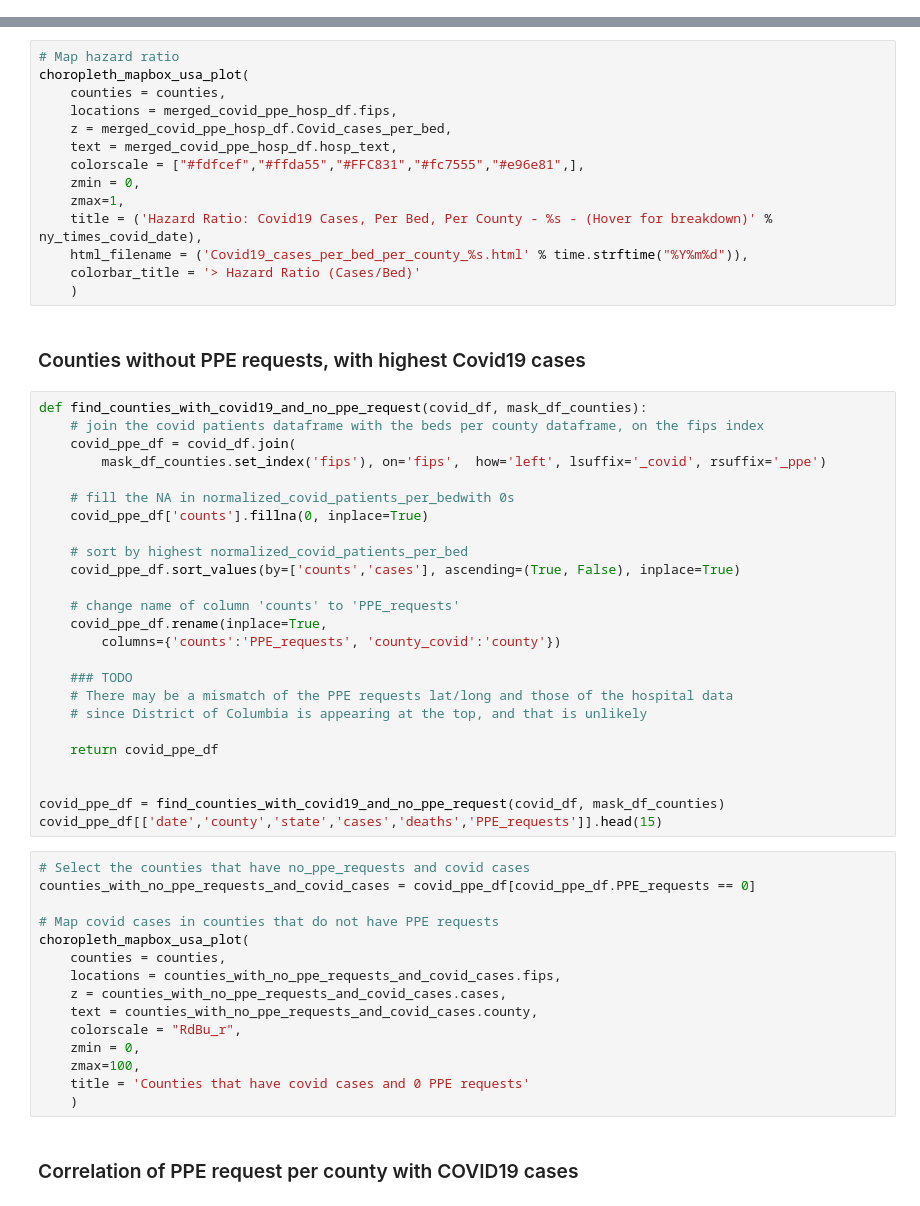
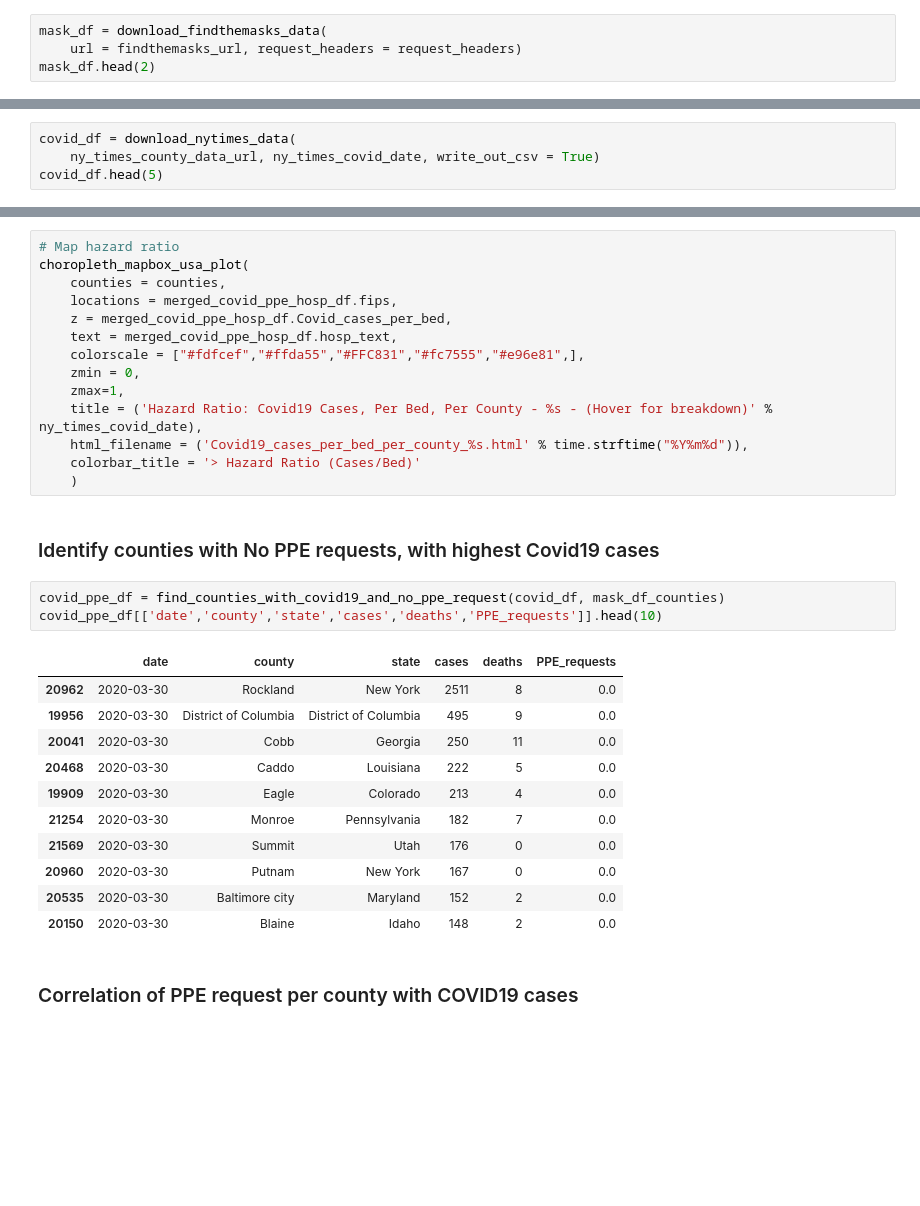
Before and after one commit to GetUsPPE/getusppe_viz, a Jupyter notebook: notebooks/mattr/Correlation_PPE_Demand_With_Covid19_Cases_v2.ipynb, the cells around one changed output, grey strips where cells are left out. Saved outputs shown, nothing was run; the diff lists cells and outputs as text; blank space fills up the shorter version.

```diff
--- a/notebooks/mattr/Correlation_PPE_Demand_With_Covid19_Cases_v2.ipynb
+++ b/notebooks/mattr/Correlation_PPE_Demand_With_Covid19_Cases_v2.ipynb
@@ -70,0 +56,4 @@ mask_df.head(10000)
+# %%
+mask_df = download_findthemasks_data(
+    url = findthemasks_url, request_headers = request_headers)
+mask_df.head(2)
@@ -319,0 +113,4 @@ u = cascaded_union(polygons)
+# %%
+covid_df = download_nytimes_data(
+    ny_times_county_data_url, ny_times_covid_date, write_out_csv = True)
+covid_df.head(5)
@@ -460,47 +211,22 @@ choropleth_mapbox_usa_plot(
     colorbar_title = '> Hazard Ratio (Cases/Bed)'
     )
 # %% [markdown]
-### Counties without PPE requests, with highest Covid19 cases
+### Identify counties with No PPE requests, with highest Covid19 cases
-# %%
-def find_counties_with_covid19_and_no_ppe_request(covid_df, mask_df_counties):
-    # join the covid patients dataframe with the beds per county dataframe, on the fips index
-    covid_ppe_df = covid_df.join(
-        mask_df_counties.set_index('fips'), on='fips',  how='left', lsuffix='_covid', rsuffix='_ppe')
-
-    # fill the NA in normalized_covid_patients_per_bedwith 0s
-    covid_ppe_df['counts'].fillna(0, inplace=True)
-
-    # sort by highest normalized_covid_patients_per_bed
-    covid_ppe_df.sort_values(by=['counts','cases'], ascending=(True, False), inplace=True)
-
-    # change name of column 'counts' to 'PPE_requests'
-    covid_ppe_df.rename(inplace=True,
-        columns={'counts':'PPE_requests', 'county_covid':'county'})
-
-    ### TODO
-    # There may be a mismatch of the PPE requests lat/long and those of the hospital data
-    # since District of Columbia is appearing at the top, and that is unlikely
-
-    return covid_ppe_df
-
-
-covid_ppe_df = find_counties_with_covid19_and_no_ppe_request(covid_df, mask_df_counties)
-covid_ppe_df[['date','county','state','cases','deaths','PPE_requests']].head(15)
-# %%
-# Select the counties that have no_ppe_requests and covid cases
-counties_with_no_ppe_requests_and_covid_cases = covid_ppe_df[covid_ppe_df.PPE_requests == 0]
-
-# Map covid cases in counties that do not have PPE requests
-choropleth_mapbox_usa_plot(
-    counties = counties,
-    locations = counties_with_no_ppe_requests_and_covid_cases.fips,
-    z = counties_with_no_ppe_requests_and_covid_cases.cases,
-    text = counties_with_no_ppe_requests_and_covid_cases.county,
-    colorscale = "RdBu_r",
-    zmin = 0,
-    zmax=100,
-    title = 'Counties that have covid cases and 0 PPE requests'
-    )
+# %%
+covid_ppe_df = find_counties_with_covid19_and_no_ppe_request(covid_df, mask_df_counties)
+covid_ppe_df[['date','county','state','cases','deaths','PPE_requests']].head(10)
+# %% [output]
+|  | date | county | state | cases | deaths | PPE_requests |
+| 20962 | 2020-03-30 | Rockland | New York | 2511 | 8 | 0.0 |
+| 19956 | 2020-03-30 | District of Columbia | District of Columbia | 495 | 9 | 0.0 |
+| 20041 | 2020-03-30 | Cobb | Georgia | 250 | 11 | 0.0 |
+| 20468 | 2020-03-30 | Caddo | Louisiana | 222 | 5 | 0.0 |
+| 19909 | 2020-03-30 | Eagle | Colorado | 213 | 4 | 0.0 |
+| 21254 | 2020-03-30 | Monroe | Pennsylvania | 182 | 7 | 0.0 |
+| 21569 | 2020-03-30 | Summit | Utah | 176 | 0 | 0.0 |
+| 20960 | 2020-03-30 | Putnam | New York | 167 | 0 | 0.0 |
+| 20535 | 2020-03-30 | Baltimore city | Maryland | 152 | 2 | 0.0 |
+| 20150 | 2020-03-30 | Blaine | Idaho | 148 | 2 | 0.0 |
 # %% [markdown]
 ### Correlation of PPE request per county with COVID19 cases
 # %%
```
Also changed, not shown: parts of 37 cells of this notebook, 4 other files.
